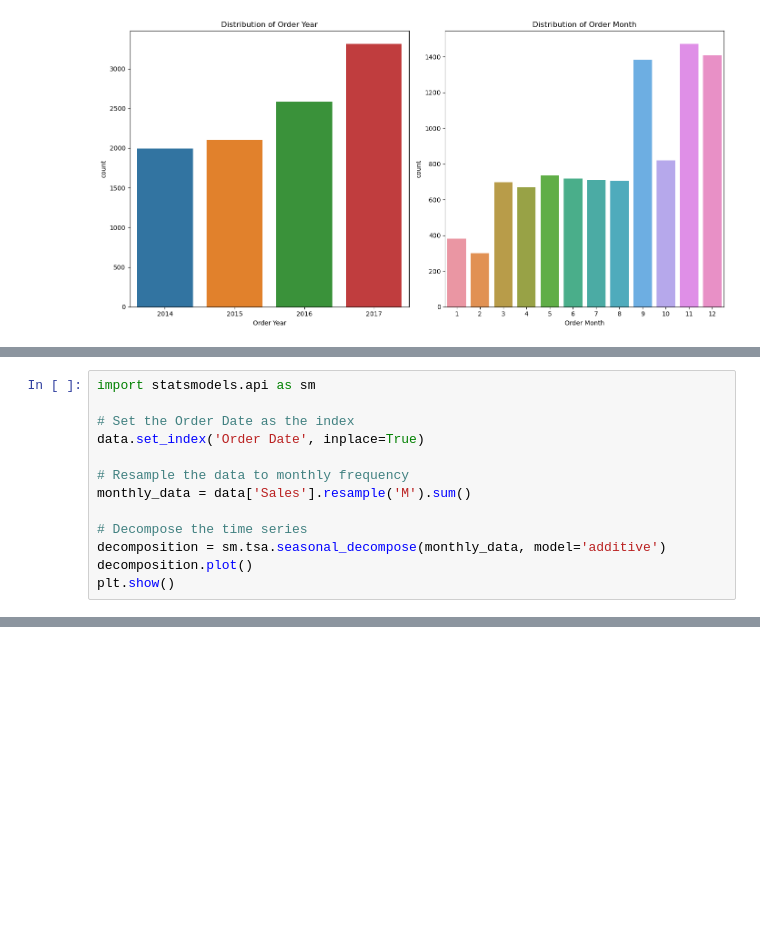
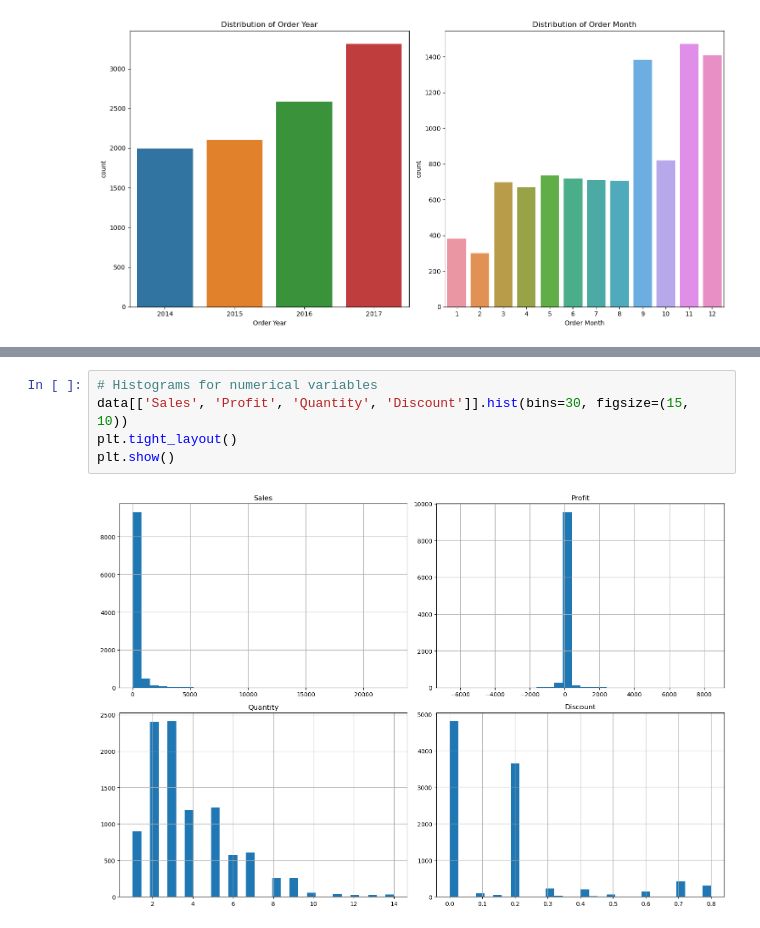
Before and after one commit to rjwilcoxdata/Data-Analytics-Portfolio, a Jupyter notebook: Project1/code/sales_data_analysis.ipynb, the cells around one changed output, grey strips where cells are left out. Saved outputs shown, nothing was run; the diff lists cells and outputs as text; blank space fills up the shorter version.

```diff
--- a/Project1/code/sales_data_analysis.ipynb
+++ b/Project1/code/sales_data_analysis.ipynb
@@ -219,13 +174,0 @@ We will use the `seasonal_decompose` function from the `statsmodels` library to
-# %%
-import statsmodels.api as sm
-
-# Set the Order Date as the index
-data.set_index('Order Date', inplace=True)
-
-# Resample the data to monthly frequency
-monthly_data = data['Sales'].resample('M').sum()
-
-# Decompose the time series
-decomposition = sm.tsa.seasonal_decompose(monthly_data, model='additive')
-decomposition.plot()
-plt.show()
@@ -264,0 +255,7 @@ Freq: M, Name: predicted_mean, dtype: float64
+# %%
+# Histograms for numerical variables
+data[['Sales', 'Profit', 'Quantity', 'Discount']].hist(bins=30, figsize=(15, 10))
+plt.tight_layout()
+plt.show()
+# %% [output]
+[figure, added]
```
Also changed, not shown: parts of 37 cells of this notebook.
